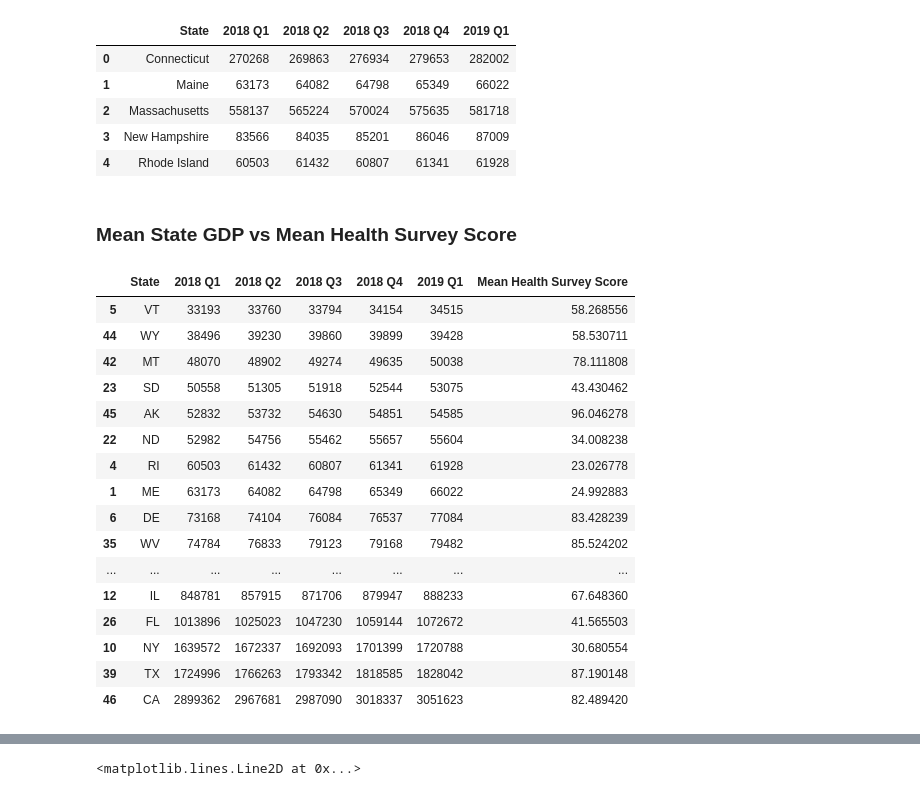
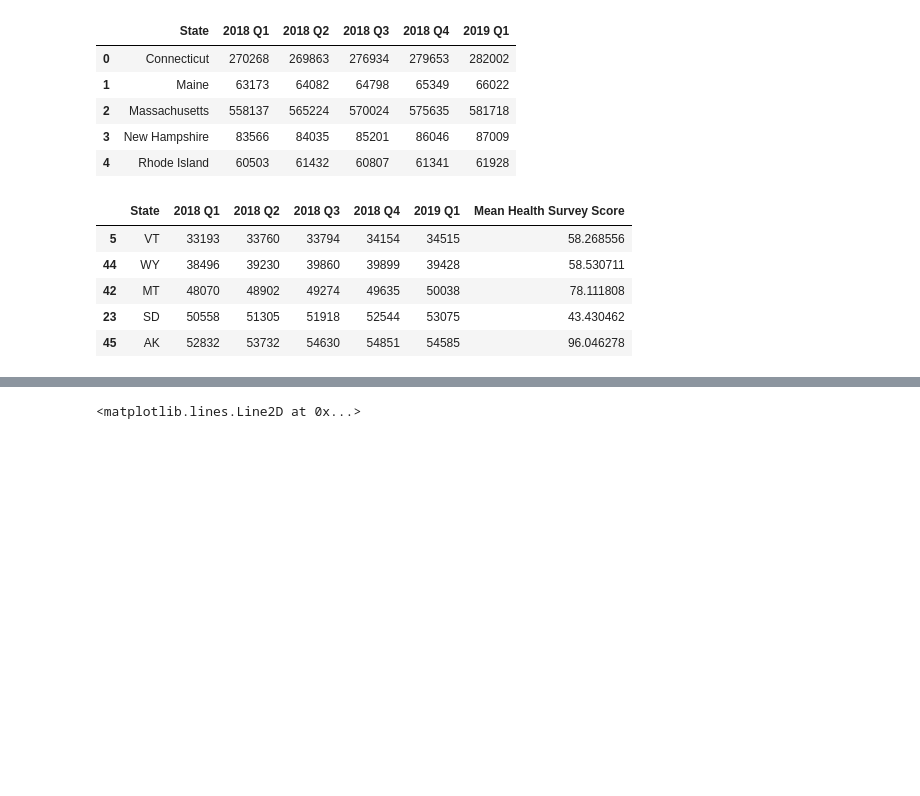
Before and after one commit to lbalido/nursing_homes, a Jupyter notebook: nursing_home.ipynb, the cells around one changed output, grey strips where cells are left out. Drawn from its saved outputs; the diff is of its cells as text; code cells hidden in the pictures; blank space fills up the shorter version.

```diff
--- a/nursing_home.ipynb
+++ b/nursing_home.ipynb
@@ -517,38 +523,25 @@ state_gdp.head()
 | 2 | Massachusetts | 558137 | 565224 | 570024 | 575635 | 581718 |
 | 3 | New Hampshire | 83566 | 84035 | 85201 | 86046 | 87009 |
 | 4 | Rhode Island | 60503 | 61432 | 60807 | 61341 | 61928 |
-# %% [markdown]
-### Mean State GDP vs Mean Health Survey Score
 # %%
 state_gdp['2019 Q1'] = pd.to_numeric(state_gdp['2019 Q1'])
 
 state_gdp['State'] = state_gdp['State'].apply(lambda x: us_state_abbrev[x])
 
 state_gdp_mean = np.mean(state_gdp['2019 Q1'])
 
 nursing_group = dict(merged_df.groupby('Provider State').mean()['Total Weighted Health Survey Score'])
 
 
 state_gdp['Mean Health Survey Score']= state_gdp['State'].map(nursing_group)
-state_gdp.sort_values(by=['2019 Q1'])
+state_gdp.sort_values(by=['2019 Q1']).head()
 # %% [output]
 |  | State | 2018 Q1 | 2018 Q2 | 2018 Q3 | 2018 Q4 | 2019 Q1 | Mean Health Survey Score |
 | 5 | VT | 33193 | 33760 | 33794 | 34154 | 34515 | 58.268556 |
 | 44 | WY | 38496 | 39230 | 39860 | 39899 | 39428 | 58.530711 |
 | 42 | MT | 48070 | 48902 | 49274 | 49635 | 50038 | 78.111808 |
 | 23 | SD | 50558 | 51305 | 51918 | 52544 | 53075 | 43.430462 |
 | 45 | AK | 52832 | 53732 | 54630 | 54851 | 54585 | 96.046278 |
-| 22 | ND | 52982 | 54756 | 55462 | 55657 | 55604 | 34.008238 |
-| 4 | RI | 60503 | 61432 | 60807 | 61341 | 61928 | 23.026778 |
-| 1 | ME | 63173 | 64082 | 64798 | 65349 | 66022 | 24.992883 |
-| 6 | DE | 73168 | 74104 | 76084 | 76537 | 77084 | 83.428239 |
-| 35 | WV | 74784 | 76833 | 79123 | 79168 | 79482 | 85.524202 |
-| ... | ... | ... | ... | ... | ... | ... | ... |
-| 12 | IL | 848781 | 857915 | 871706 | 879947 | 888233 | 67.648360 |
-| 26 | FL | 1013896 | 1025023 | 1047230 | 1059144 | 1072672 | 41.565503 |
-| 10 | NY | 1639572 | 1672337 | 1692093 | 1701399 | 1720788 | 30.680554 |
-| 39 | TX | 1724996 | 1766263 | 1793342 | 1818585 | 1828042 | 87.190148 |
-| 46 | CA | 2899362 | 2967681 | 2987090 | 3018337 | 3051623 | 82.489420 |
 # %%
 gdp_above_mean = state_gdp[state_gdp['2019 Q1']>= state_gdp_mean]
 
```
Also changed, not shown: parts of 41 cells of this notebook.
